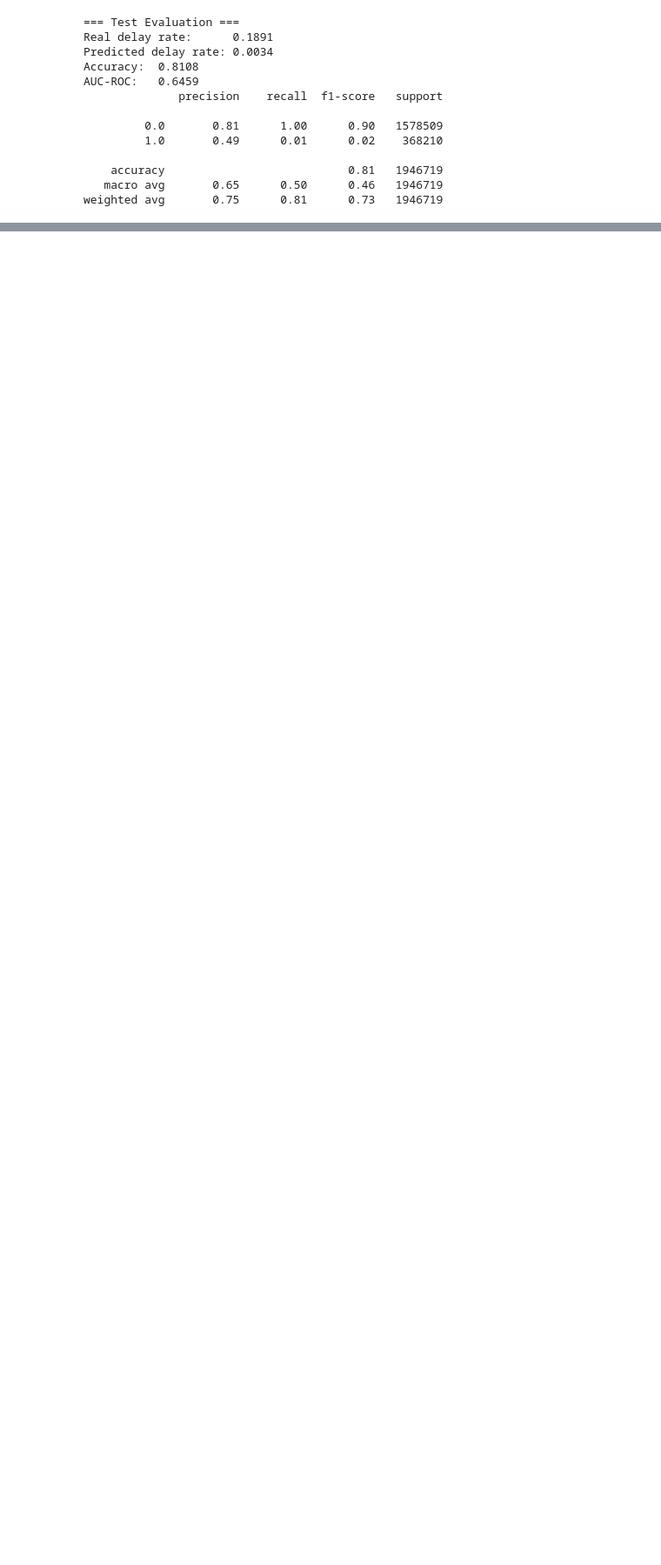
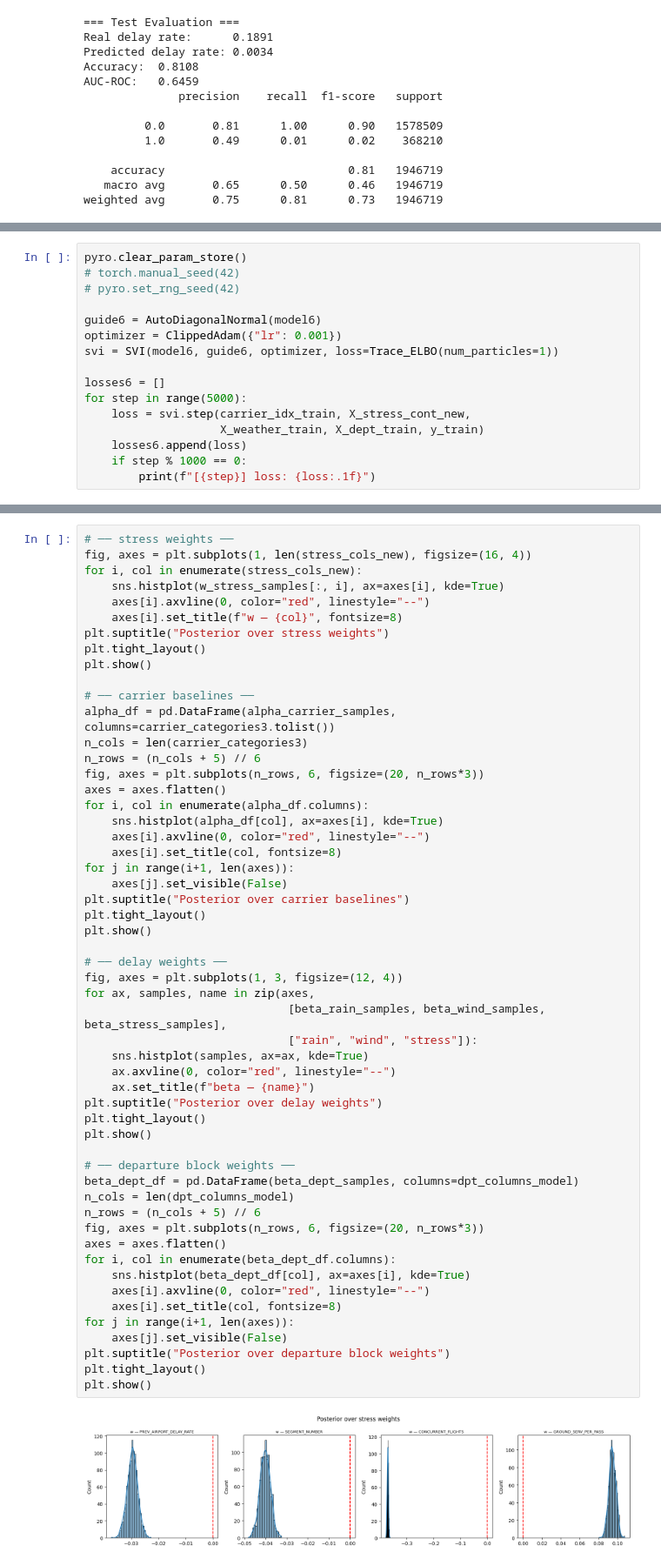
Before and after one commit to mariatmvendas/mbml_project, a Jupyter notebook: model.ipynb, the cells around one changed output, grey strips where cells are left out. Shown at 87% size. Cells and saved outputs as stored; diff of their text form; blank space fills up the shorter version.

```diff
--- a/model.ipynb
+++ b/model.ipynb
@@ -1131,0 +1801,16 @@ weighted avg       0.75      0.81      0.73   1946719
+# %%
+pyro.clear_param_store()
+# torch.manual_seed(42)
+# pyro.set_rng_seed(42)
+
+guide6 = AutoDiagonalNormal(model6)
+optimizer = ClippedAdam({"lr": 0.001})
+svi = SVI(model6, guide6, optimizer, loss=Trace_ELBO(num_particles=1))
+
+losses6 = []
+for step in range(5000):
+    loss = svi.step(carrier_idx_train, X_stress_cont_new,
+                    X_weather_train, X_dept_train, y_train)
+    losses6.append(loss)
+    if step % 1000 == 0:
+        print(f"[{step}] loss: {loss:.1f}")
@@ -1131,0 +1869,56 @@ weighted avg       0.75      0.81      0.73   1946719
+# %%
+# ── stress weights ──
+fig, axes = plt.subplots(1, len(stress_cols_new), figsize=(16, 4))
+for i, col in enumerate(stress_cols_new):
+    sns.histplot(w_stress_samples[:, i], ax=axes[i], kde=True)
+    axes[i].axvline(0, color="red", linestyle="--")
+    axes[i].set_title(f"w — {col}", fontsize=8)
+plt.suptitle("Posterior over stress weights")
+plt.tight_layout()
+plt.show()
+
+# ── carrier baselines ──
+alpha_df = pd.DataFrame(alpha_carrier_samples, columns=carrier_categories3.tolist())
+n_cols = len(carrier_categories3)
+n_rows = (n_cols + 5) // 6
+fig, axes = plt.subplots(n_rows, 6, figsize=(20, n_rows*3))
+axes = axes.flatten()
+for i, col in enumerate(alpha_df.columns):
+    sns.histplot(alpha_df[col], ax=axes[i], kde=True)
+    axes[i].axvline(0, color="red", linestyle="--")
+    axes[i].set_title(col, fontsize=8)
+for j in range(i+1, len(axes)):
+    axes[j].set_visible(False)
+plt.suptitle("Posterior over carrier baselines")
+plt.tight_layout()
+plt.show()
+
+# ── delay weights ──
+fig, axes = plt.subplots(1, 3, figsize=(12, 4))
+for ax, samples, name in zip(axes,
+                              [beta_rain_samples, beta_wind_samples, beta_stress_samples],
+                              ["rain", "wind", "stress"]):
+    sns.histplot(samples, ax=ax, kde=True)
+    ax.axvline(0, color="red", linestyle="--")
+    ax.set_title(f"beta — {name}")
+plt.suptitle("Posterior over delay weights")
+plt.tight_layout()
+plt.show()
+
+# ── departure block weights ──
+beta_dept_df = pd.DataFrame(beta_dept_samples, columns=dpt_columns_model)
+n_cols = len(dpt_columns_model)
+n_rows = (n_cols + 5) // 6
+fig, axes = plt.subplots(n_rows, 6, figsize=(20, n_rows*3))
+axes = axes.flatten()
+for i, col in enumerate(beta_dept_df.columns):
+    sns.histplot(beta_dept_df[col], ax=axes[i], kde=True)
+    axes[i].axvline(0, color="red", linestyle="--")
+    axes[i].set_title(col, fontsize=8)
+for j in range(i+1, len(axes)):
+    axes[j].set_visible(False)
+plt.suptitle("Posterior over departure block weights")
+plt.tight_layout()
+plt.show()
+# %% [output]
+[figure, added]
```
Also changed, not shown: parts of 59 cells of this notebook.
